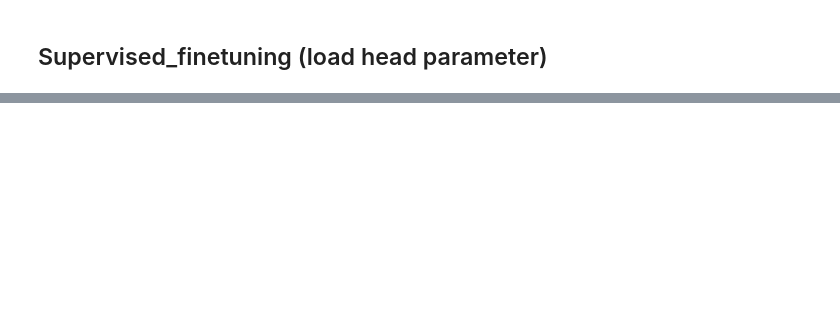
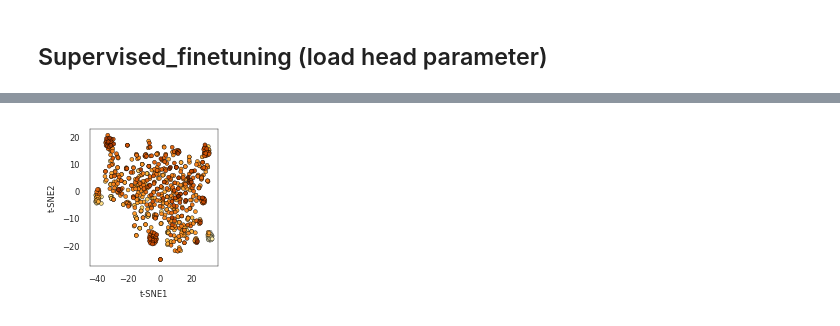
Before and after one commit to matsunagalab/paper_nanobody-thermostability-sae, a Jupyter notebook: supervised_finetuning/analyze_plm_sft.ipynb, the cells around one changed output, grey strips where cells are left out. Drawn from its saved outputs; the diff is of its cells as text; code cells hidden in the pictures; blank space fills up the shorter version.

```diff
--- a/supervised_finetuning/analyze_plm_sft.ipynb
+++ b/supervised_finetuning/analyze_plm_sft.ipynb
@@ -781,0 +734,97 @@ plt.show()
+# %%
+import matplotlib.pyplot as plt
+import matplotlib.cm as cm
+import os
+
+# ------------------------------
+# visualization of dimension reduction results (no colorbar)
+# ------------------------------
+
+# setting for color map
+norm = plt.Normalize(df_tsne_pretrained["tm"].min(), df_tsne_pretrained["tm"].max())
+cmap = cm.YlOrBr
+
+# common setting for frame
+edge_color = 'black'
+line_width = 0.3
+
+# create save directory
+save_dir = FIGURE_SAVE_DIR
+save_dir.mkdir(parents=True, exist_ok=True)
+
+# 1) plot of pretrained model encoder (no colorbar)
+fig1, ax1 = plt.subplots(1, 1, figsize=(2, 2))
+sc1 = ax1.scatter(
+    df_tsne_pretrained["tsne1"],
+    df_tsne_pretrained["tsne2"],
+    c=df_tsne_pretrained['tm'],
+    cmap=cmap,
+    s=8,
+    norm=norm,
+    edgecolors='black',
+    linewidth=0.3
+)
+ax1.set_xlabel("t-SNE1", fontsize=6)
+ax1.set_ylabel("t-SNE2", fontsize=6)
+ax1.tick_params(axis='both', width=line_width, labelsize=6)
+ax1.grid(False)
+ax1.spines['top'].set_linewidth(line_width)
+ax1.spines['bottom'].set_linewidth(line_width)
+ax1.spines['left'].set_linewidth(line_width)
+ax1.spines['right'].set_linewidth(line_width)
+ax1.spines['top'].set_color(edge_color)
+ax1.spines['bottom'].set_color(edge_color)
+ax1.spines['left'].set_color(edge_color)
+ax1.spines['right'].set_color(edge_color)
+
+plt.tight_layout()
+plt.savefig(str(save_dir / 'embedding_plot_pretrained.png'), dpi=350, format="png", bbox_inches='tight')
+plt.show()
+
+# 2) plot of SFT model encoder (no colorbar)
+fig2, ax2 = plt.subplots(1, 1, figsize=(2, 2))
+sc2 = ax2.scatter(
+    df_tsne_SFT["tsne1"],
+    df_tsne_SFT["tsne2"],
+    c=df_tsne_SFT['tm'],
+    cmap=cmap,
+    s=8,
+    norm=norm,
+    edgecolors='black',
+    linewidth=0.3
+)
+ax2.set_xlabel("t-SNE1", fontsize=6)
+ax2.set_ylabel("t-SNE2", fontsize=6)
+ax2.tick_params(axis='both', width=line_width, labelsize=6)
+ax2.grid(False)
+ax2.spines['top'].set_linewidth(line_width)
+ax2.spines['bottom'].set_linewidth(line_width)
+ax2.spines['left'].set_linewidth(line_width)
+ax2.spines['right'].set_linewidth(line_width)
+ax2.spines['top'].set_color(edge_color)
+ax2.spines['bottom'].set_color(edge_color)
+ax2.spines['left'].set_color(edge_color)
+ax2.spines['right'].set_color(edge_color)
+
+plt.tight_layout()
+plt.savefig(str(save_dir / 'embedding_plot_sft.png'), dpi=350, format="png", bbox_inches='tight')
+plt.show()
+
+# 3) colorbar
+fig3, ax3 = plt.subplots(1, 1, figsize=(3, 1))
+# create dummy scatter plot (only for colorbar)
+dummy_scatter = ax3.scatter([], [], c=[], cmap=cmap, norm=norm)
+ax3.set_visible(False)  # hide axis
+
+# display colorbar
+cbar3 = fig3.colorbar(dummy_scatter, ax=ax3, orientation='horizontal', shrink=0.8, pad=0.1)
+cbar3.set_label('Tm Value (°C)', fontsize=6)
+cbar3.ax.tick_params(width=line_width, labelsize=5)
+cbar3.outline.set_linewidth(line_width)
+cbar3.outline.set_edgecolor(edge_color)
+
+plt.tight_layout()
+plt.savefig(str(save_dir / 'embedding_plot_colorbar.png'), dpi=350, format="png", bbox_inches='tight')
+plt.show()
+# %% [output]
+[figure, added]
```
Also changed, not shown: parts of 21 cells of this notebook, 6 other files.
